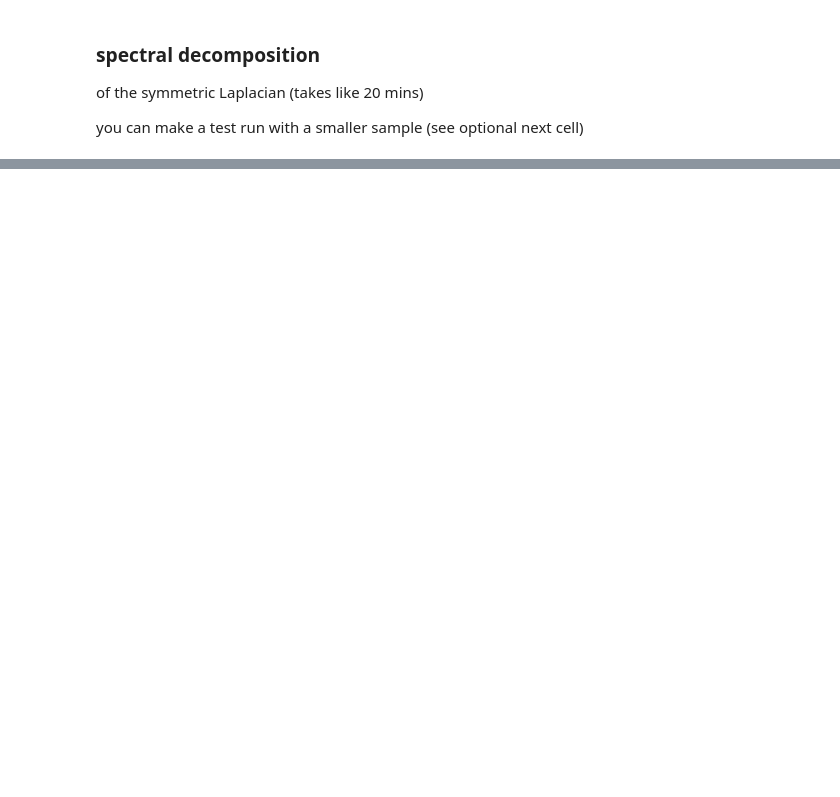
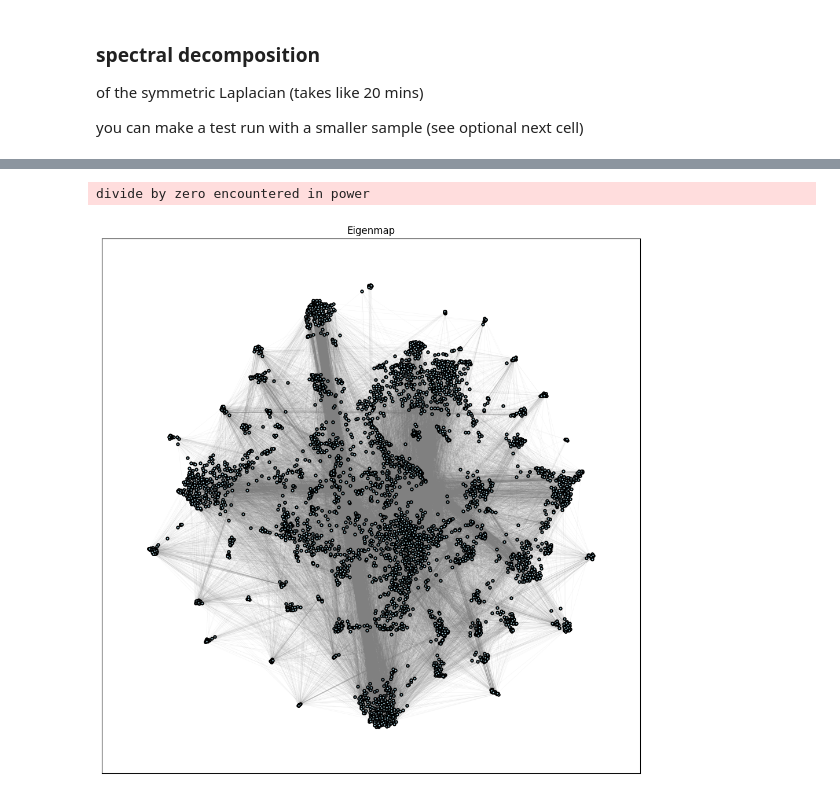
Before and after one commit to Feliksmueller/Laplacian-Decomposition, a Jupyter notebook: LaplacianEigenmap.ipynb, the cells around one changed output, grey strips where cells are left out. Cells and saved outputs as stored; diff of their text form; code cells hidden in the pictures; blank space fills up the shorter version.

Commit message:
add eigenmap 2

```diff
--- a/LaplacianEigenmap.ipynb
+++ b/LaplacianEigenmap.ipynb
@@ -110,4 +154,4 @@ def eigenlayout(G, dim=3, n_lam=18, n_neighs=10, spread=1.0):
         d_node_pos[node] = umap_pos[i,:]
 
 
-    return d_node_pos, FX
+    return d_node_pos
@@ -243,32 +333,36 @@ plt.show()
 # %%
 # APPLY SPECTRALLY DECOMPOSED EIGENVECTORS FOR LAYOUT
 
-d_node_pos, FX = eigenlayout(G_lcc_sample, dim=2, n_lam=30, n_neighs=20, spread=10.0)
+d_node_pos = eigenlayout(G_lcc_sample, dim=2, n_lam=30, n_neighs=20, spread=10.0)
+# %% [output]
+divide by zero encountered in power
 # %%
 import matplotlib.pyplot as plt
 import networkx as nx
 
-x_coords = [d_pos_eigen[node][0] for node in G_lcc_sample.nodes()]
-y_coords = [d_pos_eigen[node][1] for node in G_lcc_sample.nodes()]
+x_coords = [d_node_pos[node][0] for node in G_lcc_sample.nodes()]
+y_coords = [d_node_pos[node][1] for node in G_lcc_sample.nodes()]
 
 plt.figure(figsize=(12, 12))
 
 # Draw edges first so they appear behind the nodes
-nx.draw_networkx_edges(G_lcc_sample, pos=d_pos_eigen, edge_color='gray', alpha=0.1,width=.3)
+nx.draw_networkx_edges(G_lcc_sample, pos=d_node_pos, edge_color='gray', alpha=0.1,width=.3)
 
 plt.scatter(
     x_coords, y_coords,
     s=10,  # Node size
     c='lightblue',  # Inner face color
     edgecolors='black',  # Border color
     linewidths=1.5,  # Border thickness
     alpha=1,  # Node transparency
     zorder=3  # Ensure nodes are drawn on top of edges
 )
 
 plt.title("Eigenmap")
 # plt.xlabel("X Coordinate")
 # plt.ylabel("Y Coordinate")
 # plt.axis("off")  # Turn off the axis for a cleaner look
 
 plt.show()
+# %% [output]
+[figure, added]
```
Also changed, not shown: parts of 13 cells of this notebook, 1 other file.
